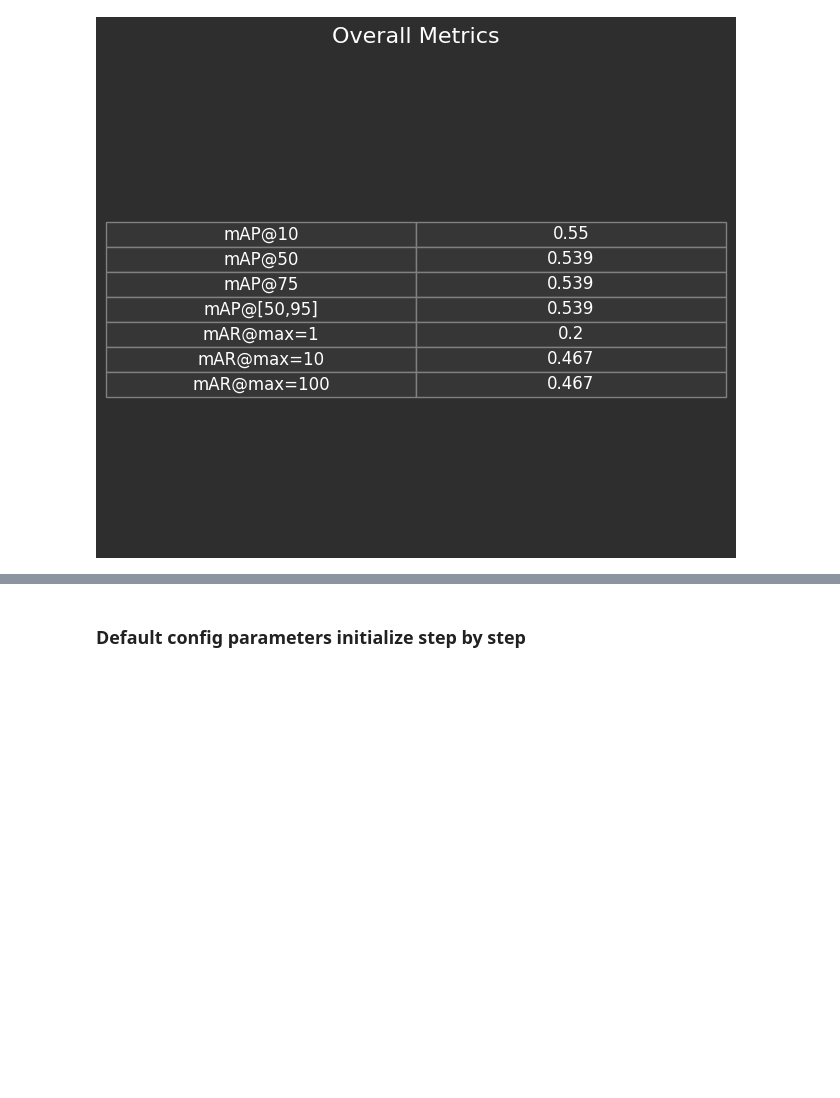
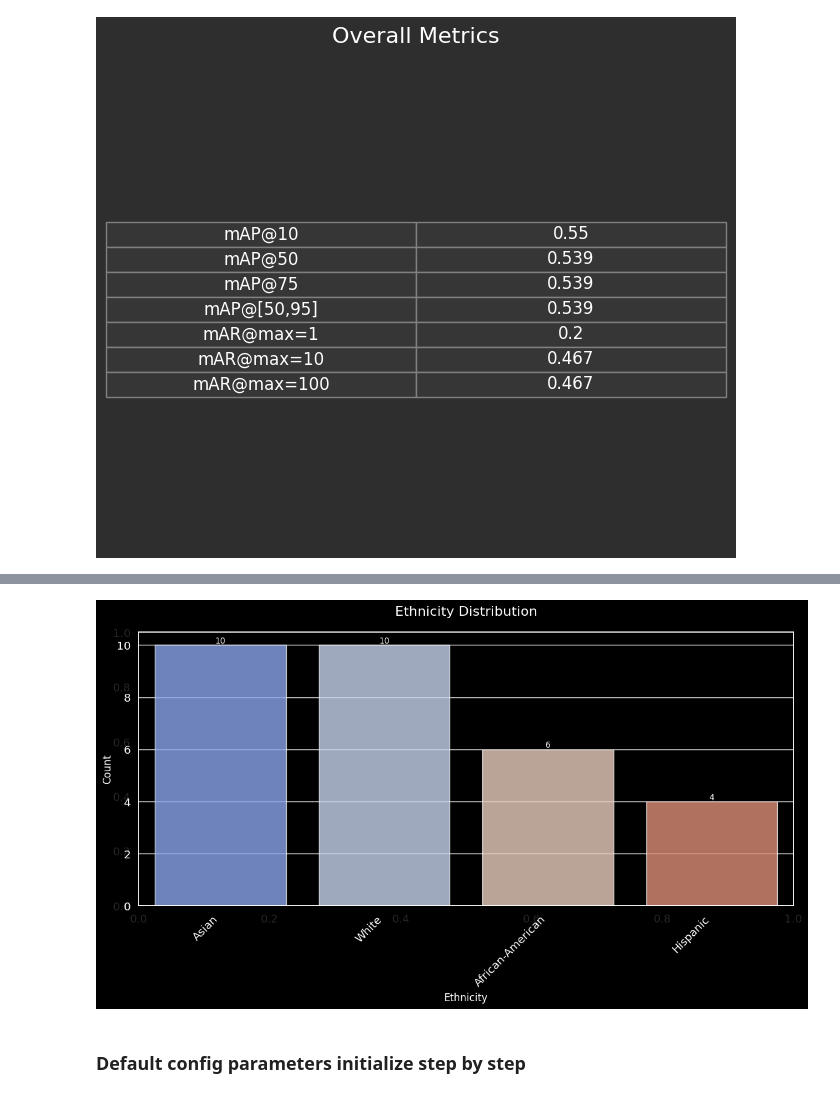
Before and after one commit to gesund-ai/gesund, a Jupyter notebook: examples/semantic_segmentation_brain_cancer.ipynb, the cells around one changed output, grey strips where cells are left out. Drawn from its saved outputs; the diff is of its cells as text; code cells hidden in the pictures; blank space fills up the shorter version.

```diff
--- a/examples/semantic_segmentation_brain_cancer.ipynb
+++ b/examples/semantic_segmentation_brain_cancer.ipynb
@@ -260,3 +269,7 @@ validation_results.plot(metric_name='overall_metric', save_plot=False, cohort_id
+# %%
+validation_results.plot(metric_name="dataset_population_distribution_ethnicity", save_plot=False, cohort_id=cohort_id)
+# %% [output]
+[figure, added]
 # %% [markdown]
 ### Default config parameters initialize step by step
 # %%
```
Also changed, not shown: parts of 12 cells of this notebook, 4 other files.
